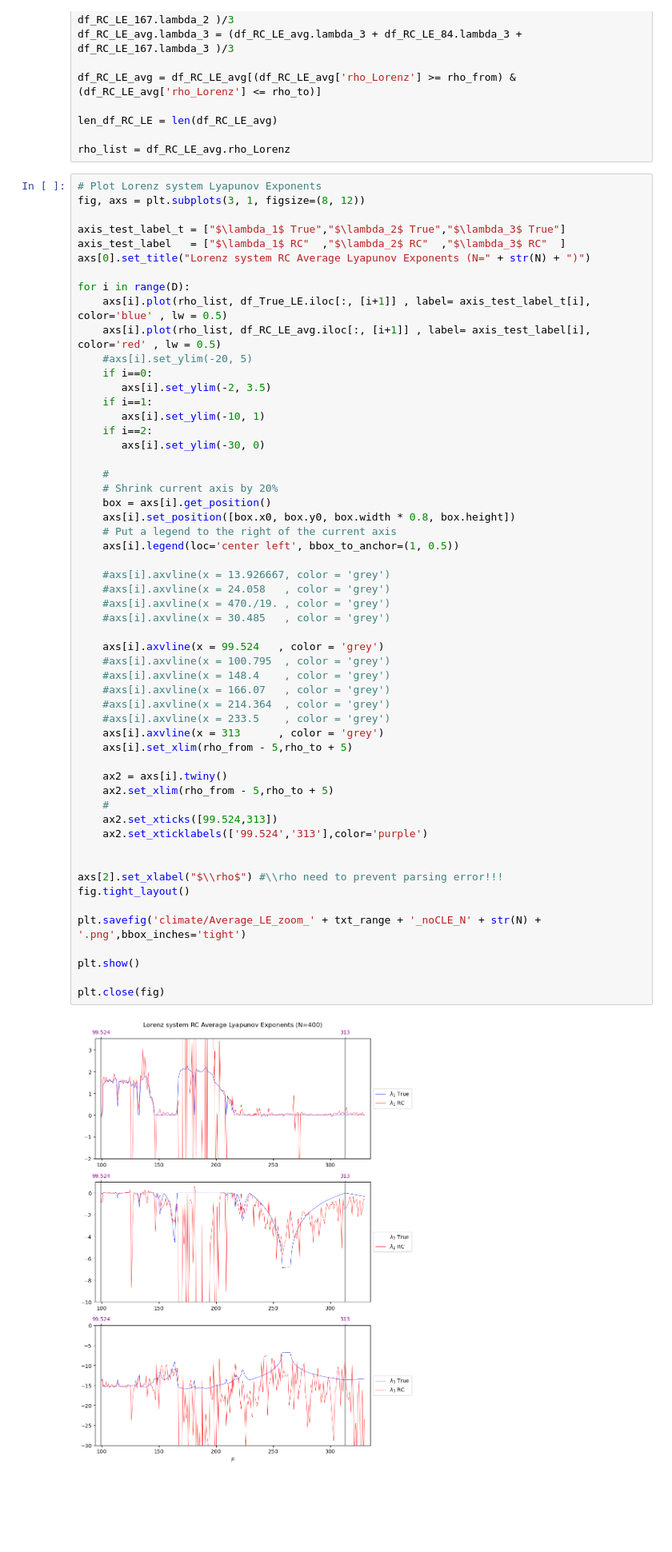
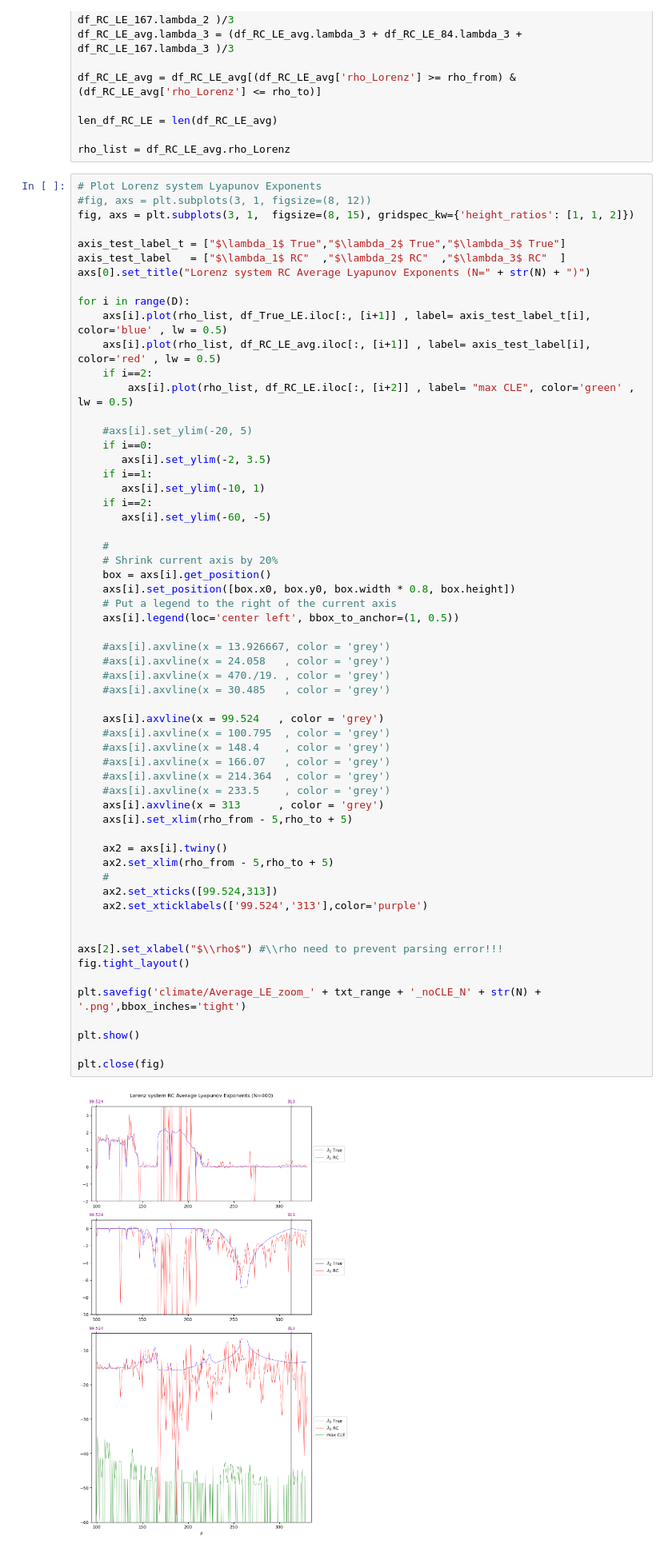
Before and after one commit to apoalb788/paper01, a Jupyter notebook: APOALB_18c_LORENZ_SYSTEM_RC_LE_VS_TRUE_LE_zoom_099524_330.ipynb, the cells around one changed output. Shown at 80% size. Drawn from its saved outputs; the diff is of its cells as text; blank space fills up the shorter version.

```diff
--- a/APOALB_18c_LORENZ_SYSTEM_RC_LE_VS_TRUE_LE_zoom_099524_330.ipynb
+++ b/APOALB_18c_LORENZ_SYSTEM_RC_LE_VS_TRUE_LE_zoom_099524_330.ipynb
@@ -269,7 +269,8 @@ len_df_RC_LE = len(df_RC_LE_avg)
 rho_list = df_RC_LE_avg.rho_Lorenz
 # %%
 # Plot Lorenz system Lyapunov Exponents
-fig, axs = plt.subplots(3, 1, figsize=(8, 12))
+#fig, axs = plt.subplots(3, 1, figsize=(8, 12))
+fig, axs = plt.subplots(3, 1,  figsize=(8, 15), gridspec_kw={'height_ratios': [1, 1, 2]})
 
 axis_test_label_t = ["$\lambda_1$ True","$\lambda_2$ True","$\lambda_3$ True"]
 axis_test_label   = ["$\lambda_1$ RC"  ,"$\lambda_2$ RC"  ,"$\lambda_3$ RC"  ]
@@ -278,13 +279,16 @@ axs[0].set_title("Lorenz system RC Average Lyapunov Exponents (N=" + str(N) + ")
 for i in range(D):
     axs[i].plot(rho_list, df_True_LE.iloc[:, [i+1]] , label= axis_test_label_t[i], color='blue' , lw = 0.5)
     axs[i].plot(rho_list, df_RC_LE_avg.iloc[:, [i+1]] , label= axis_test_label[i], color='red' , lw = 0.5)
+    if i==2:
+        axs[i].plot(rho_list, df_RC_LE.iloc[:, [i+2]] , label= "max CLE", color='green' , lw = 0.5)
+
     #axs[i].set_ylim(-20, 5)
     if i==0:
        axs[i].set_ylim(-2, 3.5)
     if i==1:
        axs[i].set_ylim(-10, 1)
     if i==2:
-       axs[i].set_ylim(-30, 0)
+       axs[i].set_ylim(-60, -5)
 
     #
     # Shrink current axis by 20%
@@ -296,34 +300,34 @@ for i in range(D):
     #axs[i].axvline(x = 13.926667, color = 'grey')
     #axs[i].axvline(x = 24.058   , color = 'grey')
     #axs[i].axvline(x = 470./19. , color = 'grey')
     #axs[i].axvline(x = 30.485   , color = 'grey')
 
     axs[i].axvline(x = 99.524   , color = 'grey')
     #axs[i].axvline(x = 100.795  , color = 'grey')
     #axs[i].axvline(x = 148.4    , color = 'grey')
     #axs[i].axvline(x = 166.07   , color = 'grey')
     #axs[i].axvline(x = 214.364  , color = 'grey')
     #axs[i].axvline(x = 233.5    , color = 'grey')
     axs[i].axvline(x = 313      , color = 'grey')
     axs[i].set_xlim(rho_from - 5,rho_to + 5)
 
     ax2 = axs[i].twiny()
     ax2.set_xlim(rho_from - 5,rho_to + 5)
     #
     ax2.set_xticks([99.524,313])
     ax2.set_xticklabels(['99.524','313'],color='purple')
 
 
 axs[2].set_xlabel("$\\rho$") #\\rho need to prevent parsing error!!!
 fig.tight_layout()
 
 plt.savefig('climate/Average_LE_zoom_' + txt_range + '_noCLE_N' + str(N) + '.png',bbox_inches='tight')
 
 plt.show()
 
 plt.close(fig)
 # %% [output]
-[figure, old version]
+[figure, new version]
 # %%
 #######################################################################
 # R. C .  A L L   L Y A P U N O V   E X P O N E N T S
```
Also changed, not shown: parts of 1 cell of this notebook, 2 other files.
